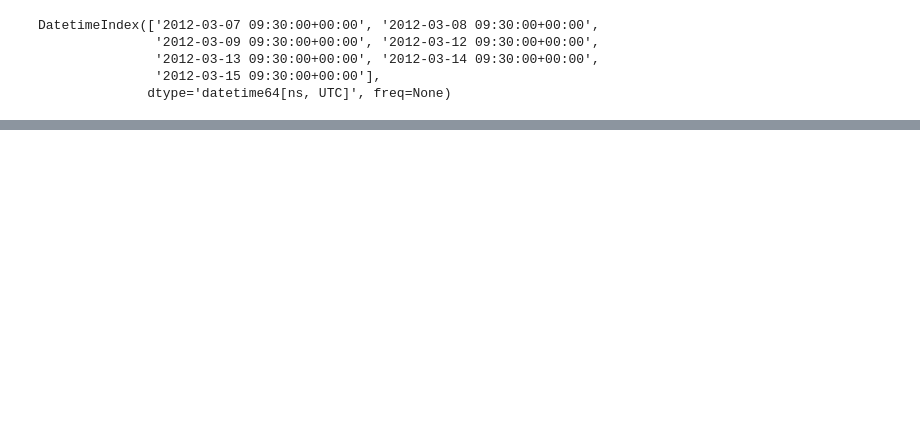
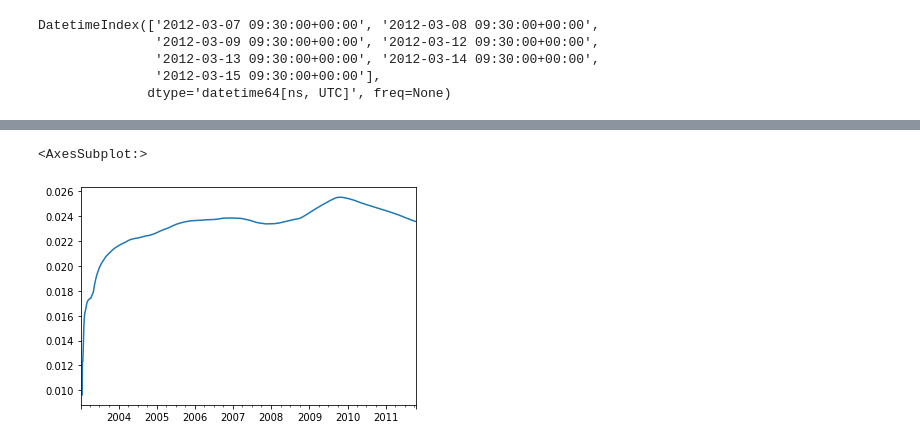
Before and after one commit to scottzig/pandas-mckinney, a Jupyter notebook: chapter_11.ipynb, the cells around one changed output, grey strips where cells are left out. Cells and saved outputs as stored; diff of their text form; code cells hidden in the pictures; blank space fills up the shorter version.

```diff
--- a/chapter_11.ipynb
+++ b/chapter_11.ipynb
@@ -669,0 +1313,7 @@ DatetimeIndex(['2012-03-07 09:30:00+00:00', '2012-03-08 09:30:00+00:00',
+# %%
+# Can also use an expanding window mean
+expanding_mean = std250.expanding().mean()
+expanding_mean.plot()
+# %% [output]
+<AxesSubplot:>
+[figure, added]
```
Also changed, not shown: parts of 110 cells of this notebook, 1 other file.
